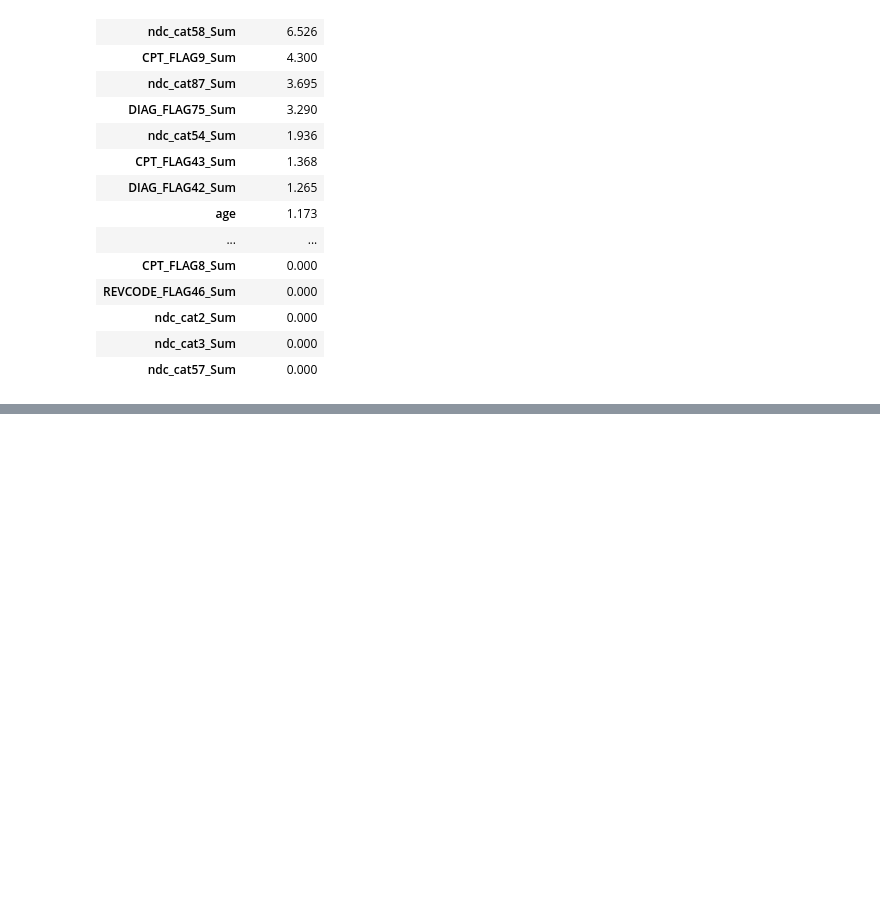
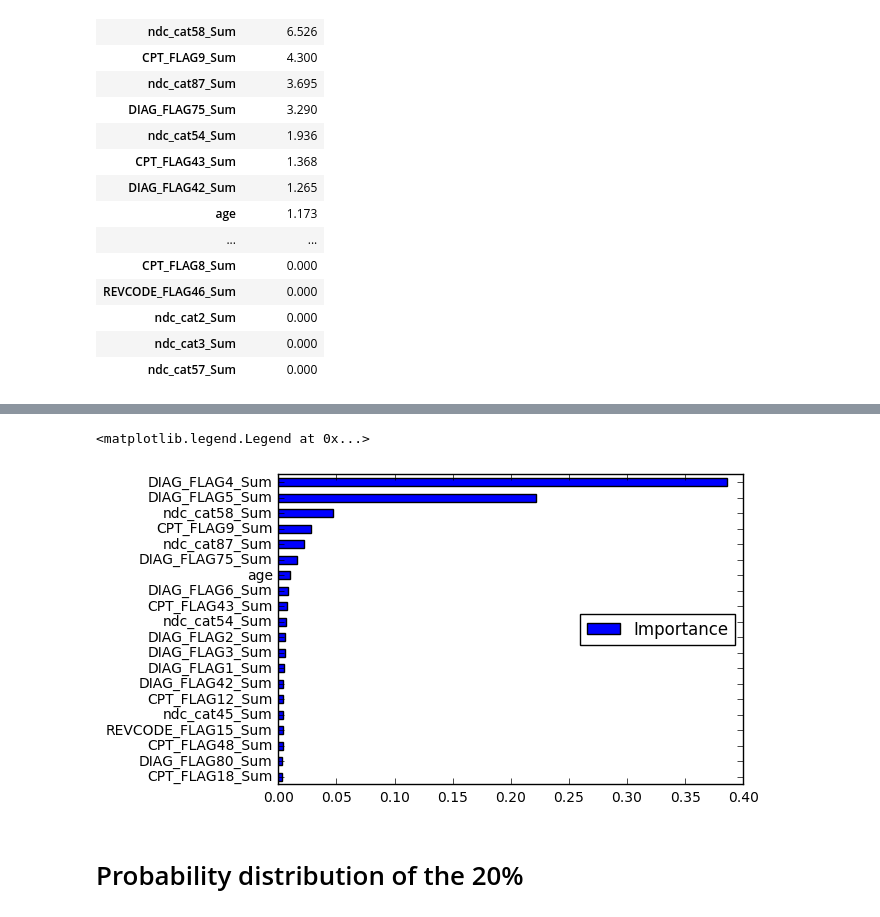
Before and after one commit to milliman/EPI_Machine_Learning, a Jupyter notebook: Large Search Nested Cross Repeated Random Sub-Sampling.ipynb, the cells around one changed output, grey strips where cells are left out. Saved outputs shown, nothing was run; the diff lists cells and outputs as text; code cells hidden in the pictures; blank space fills up the shorter version.

```diff
--- a/Large Search Nested Cross Repeated Random Sub-Sampling.ipynb
+++ b/Large Search Nested Cross Repeated Random Sub-Sampling.ipynb
@@ -301,0 +310,2 @@ importance.round(5) * 100
+# %%
+pnu_test.fit(X_train.values, y_train.values)
@@ -301,0 +344,2 @@ importance.round(5) * 100
+# %%
+pnu_test.set_params(**{'base_estimator__voting':'soft'})
@@ -301,0 +378,3 @@ importance.round(5) * 100
+# %%
+importance = pd.DataFrame(pnu_test.feature_importances_, index=X_test.columns.values, columns=['Importance']).sort_values(by='Importance', ascending=False)
+importance.round(5) * 100
@@ -301,0 +399,8 @@ importance.round(5) * 100
+# %%
+ax = importance.iloc[:20].iloc[::-1].plot(kind='barh')
+ax.legend(loc='right')
+# %% [output]
+<matplotlib.legend.Legend at 0x...>
+[figure, added]
+# %% [markdown]
+# Probability distribution of the 20%
```
Also changed, not shown: parts of 38 cells of this notebook, 5 other files.
